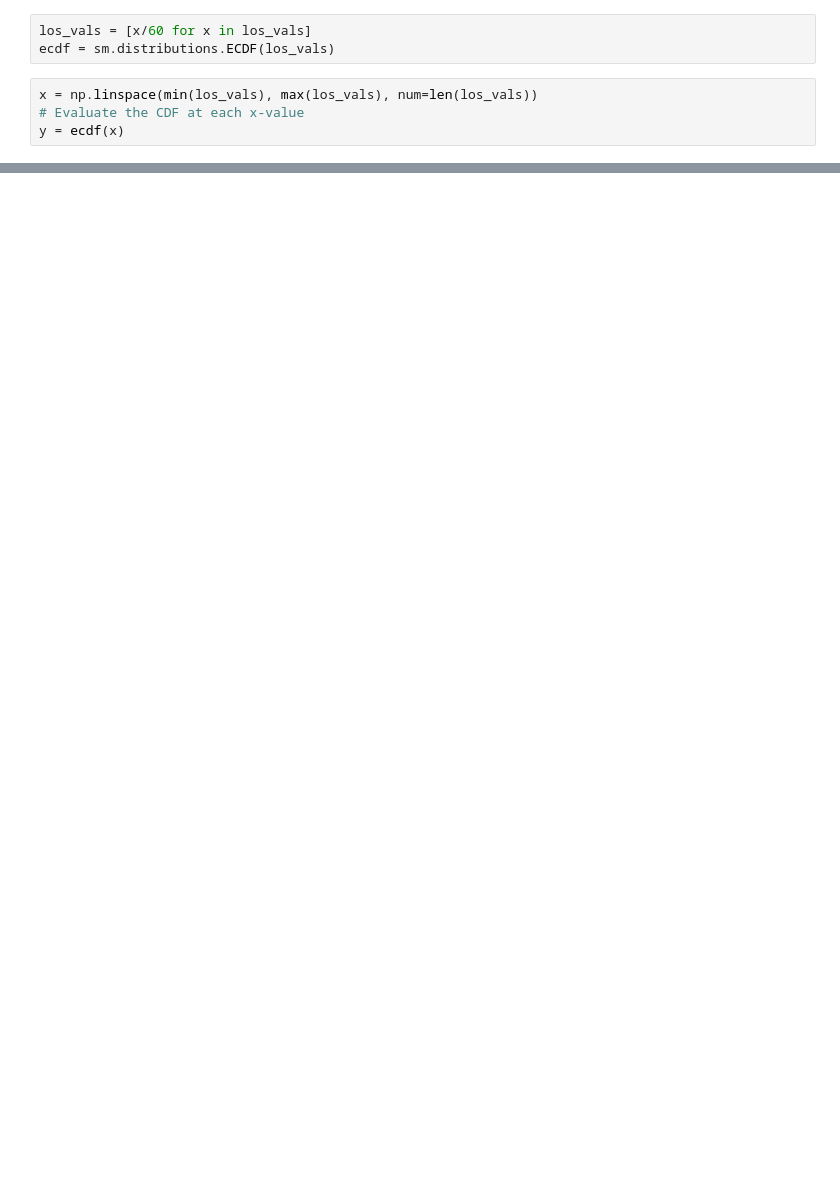
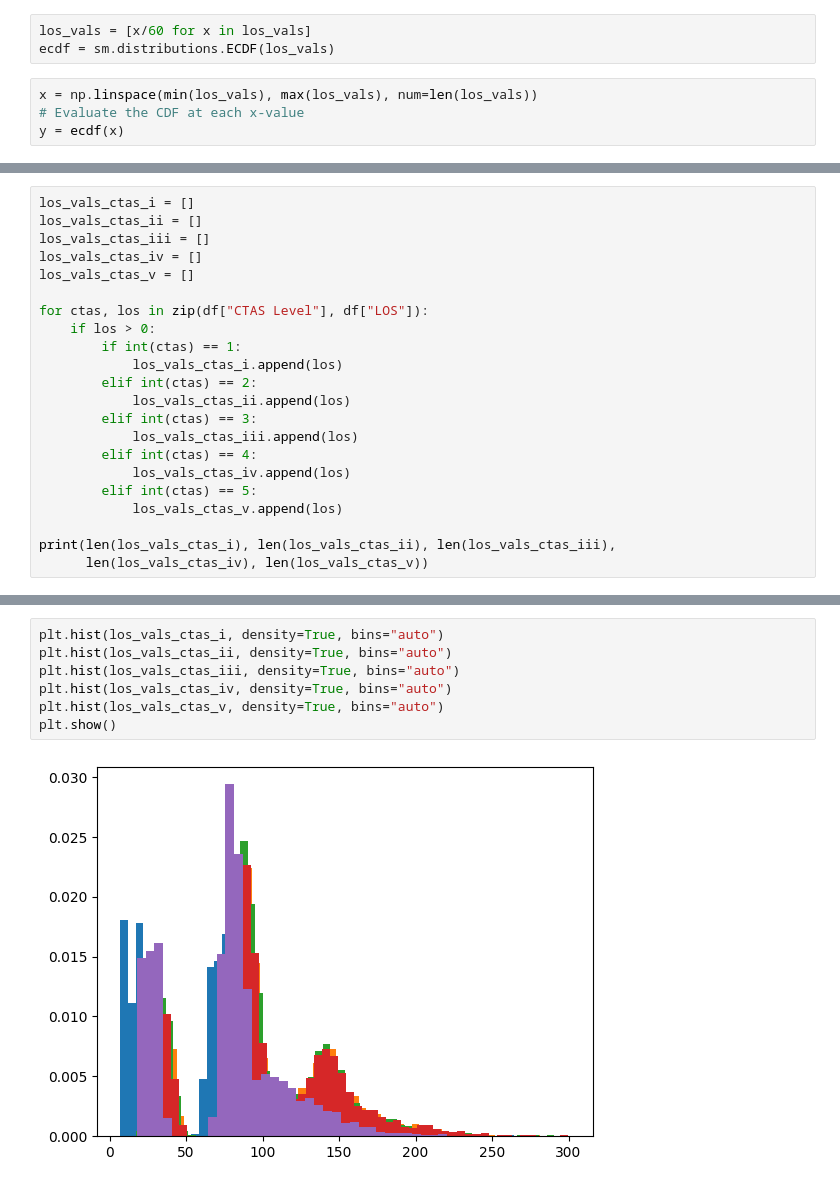
Before and after one commit to SaashaJoshi/ER-FlowSim, a Jupyter notebook: jupyter_notebooks/LOS-is-MultiModal.ipynb, the cells around one changed output, grey strips where cells are left out. Cells and saved outputs as stored; diff of their text form; blank space fills up the shorter version.

```diff
--- a/jupyter_notebooks/LOS-is-MultiModal.ipynb
+++ b/jupyter_notebooks/LOS-is-MultiModal.ipynb
@@ -84,0 +105,22 @@ plt.show()
+# %%
+los_vals_ctas_i = []
+los_vals_ctas_ii = []
+los_vals_ctas_iii = []
+los_vals_ctas_iv = []
+los_vals_ctas_v = []
+
+for ctas, los in zip(df["CTAS Level"], df["LOS"]):
+    if los > 0:
+        if int(ctas) == 1:
+            los_vals_ctas_i.append(los)
+        elif int(ctas) == 2:
+            los_vals_ctas_ii.append(los)
+        elif int(ctas) == 3:
+            los_vals_ctas_iii.append(los)
+        elif int(ctas) == 4:
+            los_vals_ctas_iv.append(los)
+        elif int(ctas) == 5:
+            los_vals_ctas_v.append(los)
+
+print(len(los_vals_ctas_i), len(los_vals_ctas_ii), len(los_vals_ctas_iii),
+      len(los_vals_ctas_iv), len(los_vals_ctas_v))
@@ -84,0 +139,9 @@ plt.show()
+# %%
+plt.hist(los_vals_ctas_i, density=True, bins="auto")
+plt.hist(los_vals_ctas_ii, density=True, bins="auto")
+plt.hist(los_vals_ctas_iii, density=True, bins="auto")
+plt.hist(los_vals_ctas_iv, density=True, bins="auto")
+plt.hist(los_vals_ctas_v, density=True, bins="auto")
+plt.show()
+# %% [output]
+[figure, added]
```
Also changed, not shown: parts of 21 cells of this notebook, 2 other files.
